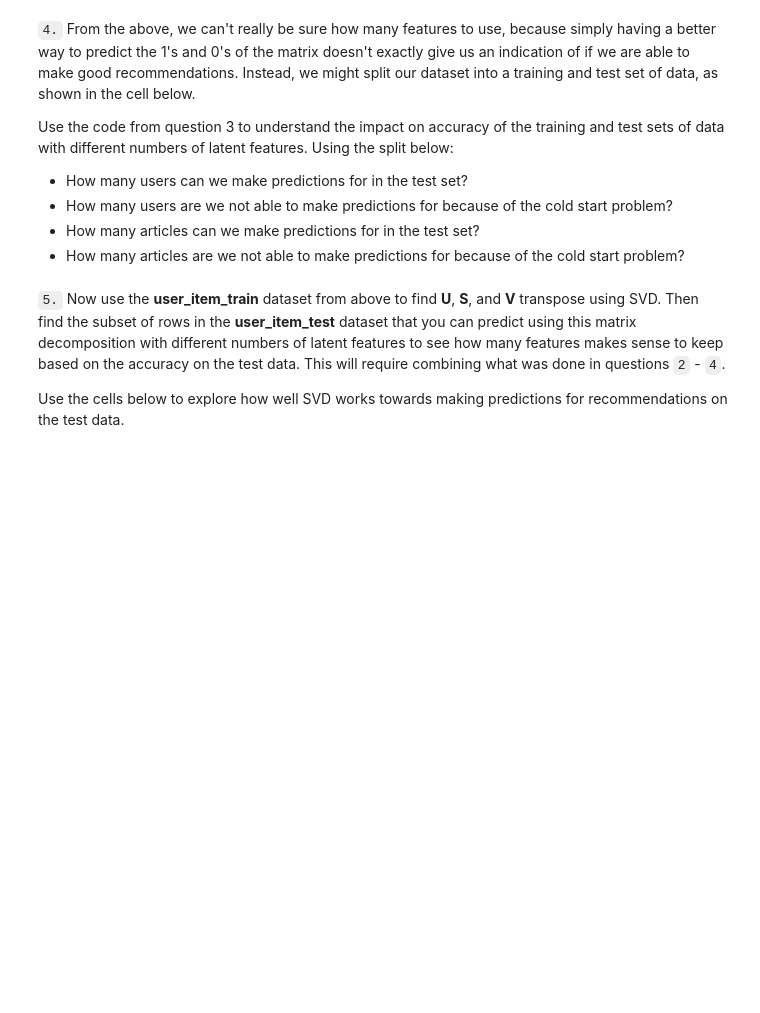
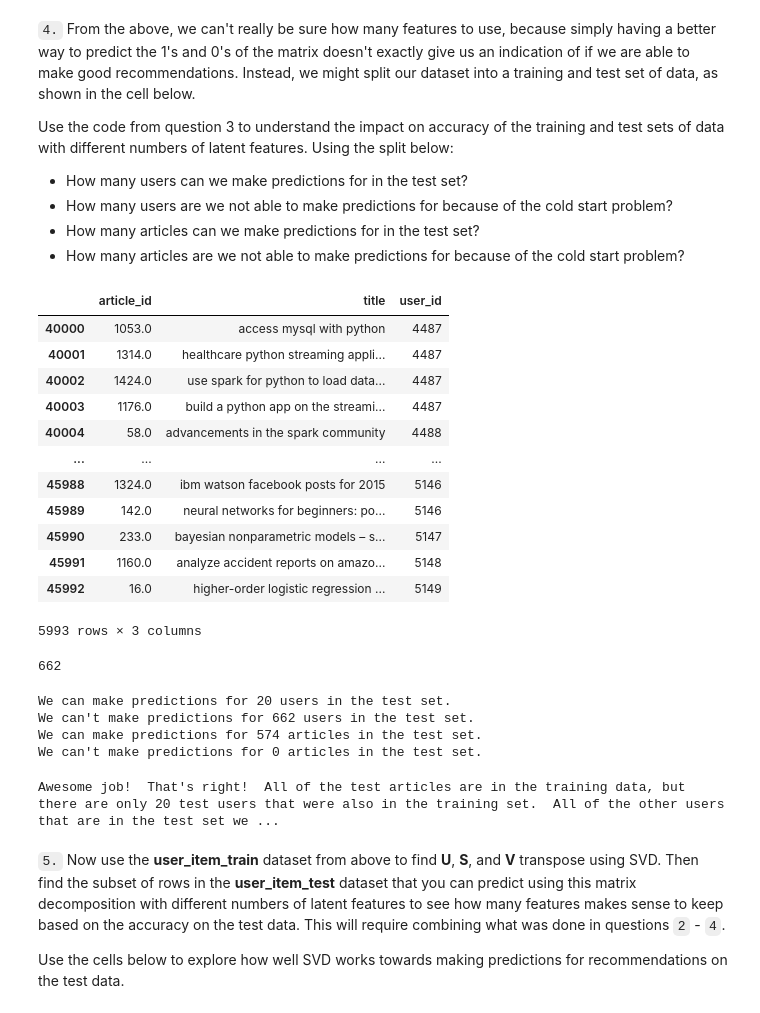
Before and after one commit to stluc/IBM_recommendation_engine, a Jupyter notebook: Recommendations_with_IBM.ipynb, the cells around one changed output. Drawn from its saved outputs; the diff is of its cells as text; code cells hidden in the pictures; blank space fills up the shorter version.

```diff
--- a/Recommendations_with_IBM.ipynb
+++ b/Recommendations_with_IBM.ipynb
@@ -624,6 +640,41 @@ def create_test_and_train_user_item(df_train, df_test):
     return user_item_train, user_item_test, test_idx, test_arts
 
 user_item_train, user_item_test, test_idx, test_arts = create_test_and_train_user_item(df_train, df_test)
+# %%
+df_test
+# %% [output]
+|  | article_id | title | user_id |
+| 40000 | 1053.0 | access mysql with python | 4487 |
+| 40001 | 1314.0 | healthcare python streaming appli... | 4487 |
+| 40002 | 1424.0 | use spark for python to load data... | 4487 |
+| 40003 | 1176.0 | build a python app on the streami... | 4487 |
+| 40004 | 58.0 | advancements in the spark community | 4488 |
+| ... | ... | ... | ... |
+| 45988 | 1324.0 | ibm watson facebook posts for 2015 | 5146 |
+| 45989 | 142.0 | neural networks for beginners: po... | 5146 |
+| 45990 | 233.0 | bayesian nonparametric models – s... | 5147 |
+| 45991 | 1160.0 | analyze accident reports on amazo... | 5148 |
+| 45992 | 16.0 | higher-order logistic regression ... | 5149 |
+5993 rows × 3 columns
+# %%
+len(set(df_test.user_id.unique()) - set(df_train.user_id.unique()))
+# %% [output]
+662
+# %%
+test_predictables = len(set(test_idx).intersection(set(user_item_train.index.values)))
+test_unpredictables = len(set(test_idx)) - test_predictables
+test_arts_predictables = len(set(test_arts).intersection(set(user_item_train.columns.values)))
+test_arts_unpredictables = len(set(test_arts)) - test_arts_predictables
+
+print('We can make predictions for {} users in the test set.'.format(test_predictables))
+print("We can't make predictions for {} users in the test set.".format(test_unpredictables))
+print('We can make predictions for {} articles in the test set.'.format(test_arts_predictables))
+print("We can't make predictions for {} articles in the test set.".format(test_arts_unpredictables))
+# %% [output]
+We can make predictions for 20 users in the test set.
+We can't make predictions for 662 users in the test set.
+We can make predictions for 574 articles in the test set.
+We can't make predictions for 0 articles in the test set.
 # %%
 # Replace the values in the dictionary below
 a = 662
@@ -633,13 +684,15 @@ d = 0
 
 
 sol_4_dict = {
-    'How many users can we make predictions for in the test set?': # letter here,
-    'How many users in the test set are we not able to make predictions for because of the cold start problem?': # letter here,
-    'How many articles can we make predictions for in the test set?': # letter here,
-    'How many articles in the test set are we not able to make predictions for because of the cold start problem?': # letter here
+    'How many users can we make predictions for in the test set?': c,
+    'How many users in the test set are we not able to make predictions for because of the cold start problem?': a,
+    'How many articles can we make predictions for in the test set?': b,
+    'How many articles in the test set are we not able to make predictions for because of the cold start problem?': d
 }
 
 t.sol_4_test(sol_4_dict)
+# %% [output]
+Awesome job!  That's right!  All of the test articles are in the training data, but there are only 20 test users that were also in the training set.  All of the other users that are in the test set we ...
 # %% [markdown]
 `5.` Now use the **user_item_train** dataset from above to find **U**, **S**, and **V** transpose using SVD. Then find the subset of rows in the **user_item_test** dataset that you can predict using this matrix decomposition with different numbers of latent features to see how many features makes sense to keep based on the accuracy on the test data. This will require combining what was done in questions `2` - `4`.
 
```
Also changed, not shown: parts of 18 cells of this notebook.
